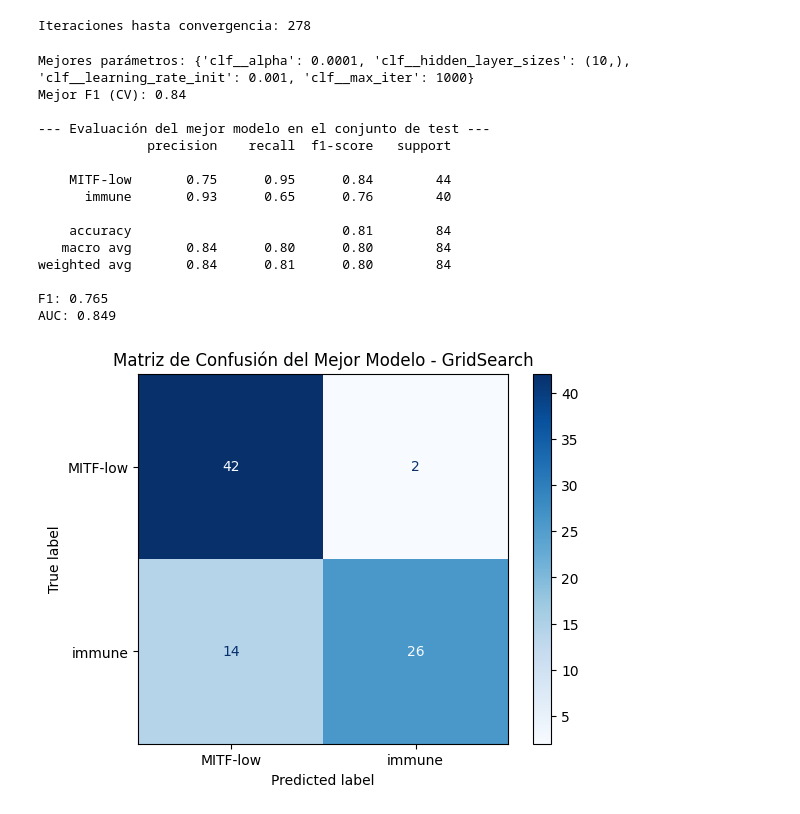
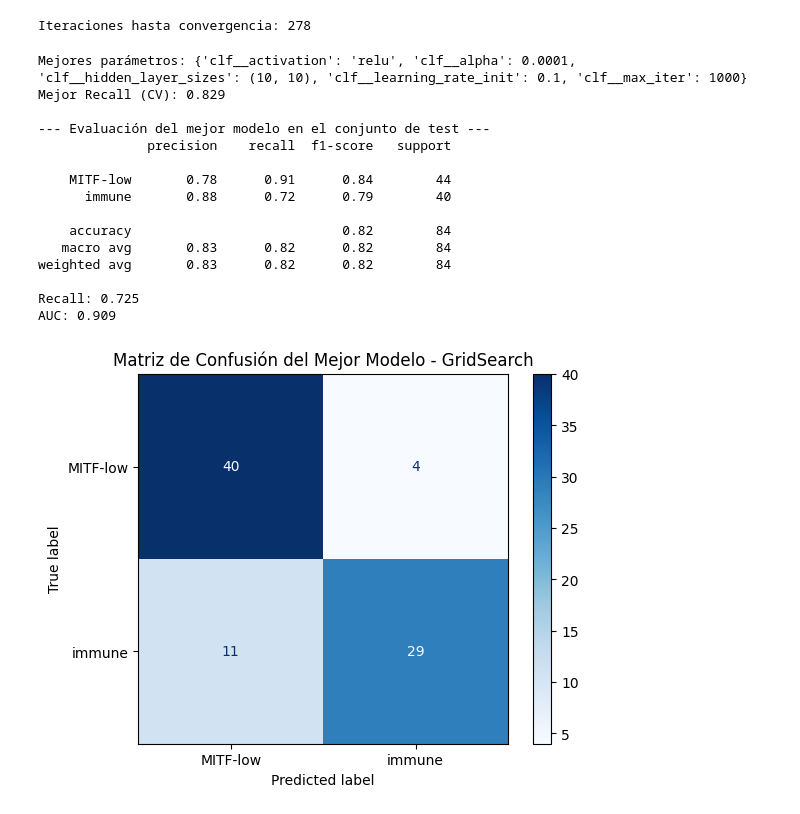
Before and after one commit to EnriGF/Proyecto_ML, a Jupyter notebook: RedesNeuronales.ipynb, the cells around one changed output. Cells and saved outputs as stored; diff of their text form; code cells hidden in the pictures.

Commit message:
Última mejora del modelo

```diff
--- a/RedesNeuronales.ipynb
+++ b/RedesNeuronales.ipynb
@@ -116,53 +116,56 @@ Iteraciones hasta convergencia: 278
 # %%
 from sklearn.model_selection import GridSearchCV
 from sklearn.pipeline import Pipeline
+from sklearn.metrics import make_scorer, recall_score
 
 pipe = Pipeline([
     ('scaler', StandardScaler()),
     ('clf', MLPClassifier(random_state=42))
 ])
 
 param_grid = {
-    'clf__hidden_layer_sizes': [(5,), (10,), (20,), (10, 10)],
+    'clf__hidden_layer_sizes': [(5,), (10,), (20,), (10, 10), (20, 10)],
     'clf__learning_rate_init': [0.001, 0.01, 0.1],
-    'clf__max_iter': [500, 1000],
-    'clf__alpha': [0.0001, 0.001]  # regularización L2
+    'clf__max_iter': [1000, 2000],
+    'clf__alpha': [0.0001, 0.001, 0.01],  # regularización L2
+    'clf__activation': ['relu', 'tanh']  # funciones de activación
 }
 
-grid = GridSearchCV(pipe, param_grid, cv=5, scoring='f1_weighted', n_jobs=-1)
+scorer = make_scorer(recall_score, pos_label='immune')
+grid = GridSearchCV(pipe, param_grid, cv=5, scoring=scorer, n_jobs=-1)
 grid.fit(X_train, y_train.squeeze()) #No hay que usar X_train_scaled porque el pipeline ya incluye el escalado
 
 print("Mejores parámetros:", grid.best_params_)
-print("Mejor F1 (CV):", grid.best_score_.round(3))
+print("Mejor Recall (CV):", grid.best_score_.round(3))
 
 best_model = grid.best_estimator_
 y_pred_best = best_model.predict(X_test)
 y_probs_best = best_model.predict_proba(X_test)
 
 print("\n--- Evaluación del mejor modelo en el conjunto de test ---")
 print(metrics.classification_report(y_test, y_pred_best))
-print(f"F1: {metrics.f1_score(y_test, y_pred_best, pos_label='immune'):.3f}")
+print(f"Recall: {metrics.recall_score(y_test, y_pred_best, pos_label='immune'):.3f}")
 print(f"AUC: {metrics.roc_auc_score(y_test, y_probs_best[:,1]):.3f}")
 metrics.ConfusionMatrixDisplay.from_estimator(best_model, X_test, y_test, cmap='Blues')
 plt.title('Matriz de Confusión del Mejor Modelo - GridSearch')
 plt.show()
 # %% [output]
-Mejores parámetros: {'clf__alpha': 0.0001, 'clf__hidden_layer_sizes': (10,), 'clf__learning_rate_init': 0.001, 'clf__max_iter': 1000}
-Mejor F1 (CV): 0.84
+Mejores parámetros: {'clf__activation': 'relu', 'clf__alpha': 0.0001, 'clf__hidden_layer_sizes': (10, 10), 'clf__learning_rate_init': 0.1, 'clf__max_iter': 1000}
+Mejor Recall (CV): 0.829
 
 --- Evaluación del mejor modelo en el conjunto de test ---
               precision    recall  f1-score   support
 
-    MITF-low       0.75      0.95      0.84        44
-      immune       0.93      0.65      0.76        40
+    MITF-low       0.78      0.91      0.84        44
+      immune       0.88      0.72      0.79        40
 
-    accuracy                           0.81        84
-   macro avg       0.84      0.80      0.80        84
-weighted avg       0.84      0.81      0.80        84
+    accuracy                           0.82        84
+   macro avg       0.83      0.82      0.82        84
+weighted avg       0.83      0.82      0.82        84
 
-F1: 0.765
-AUC: 0.849
+Recall: 0.725
+AUC: 0.909
-[figure, old version]
+[figure, new version]
 # %%
 #La comparación entre el modelo inicial y el mejor modelo encontrado por GridSearchCV
 #Generar la matriz de confusión nos permite ver visualmente si la optimización de hiperparámetros
```
Also changed, not shown: parts of 1 cell of this notebook.
